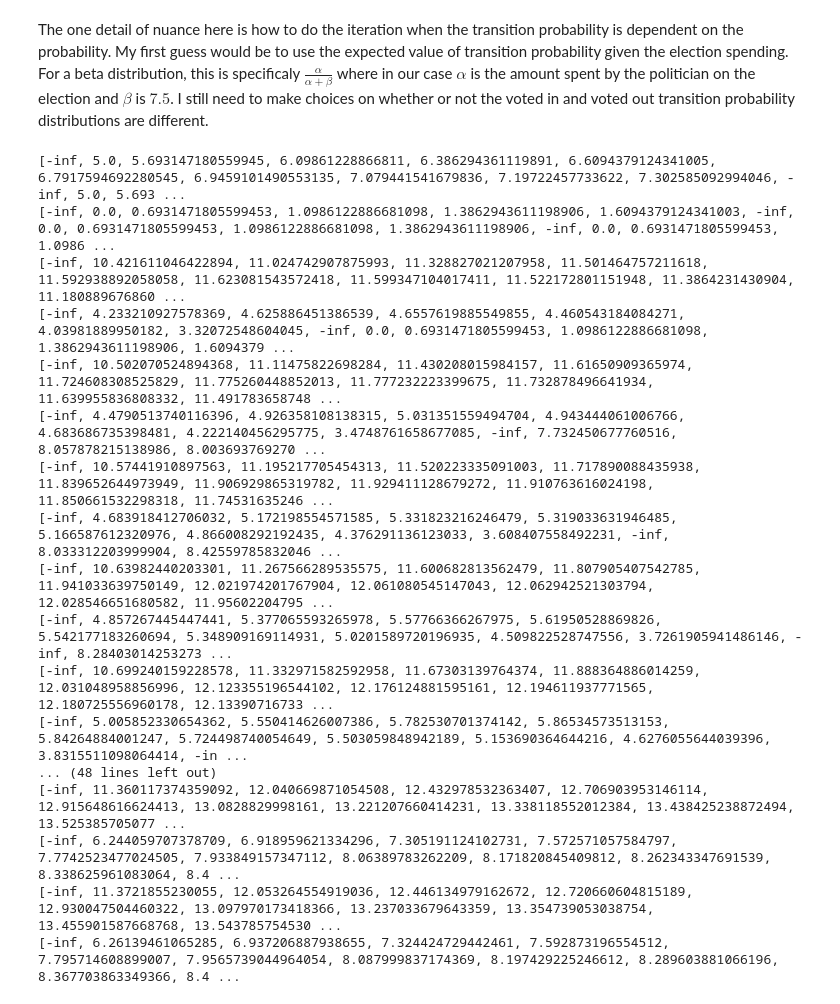
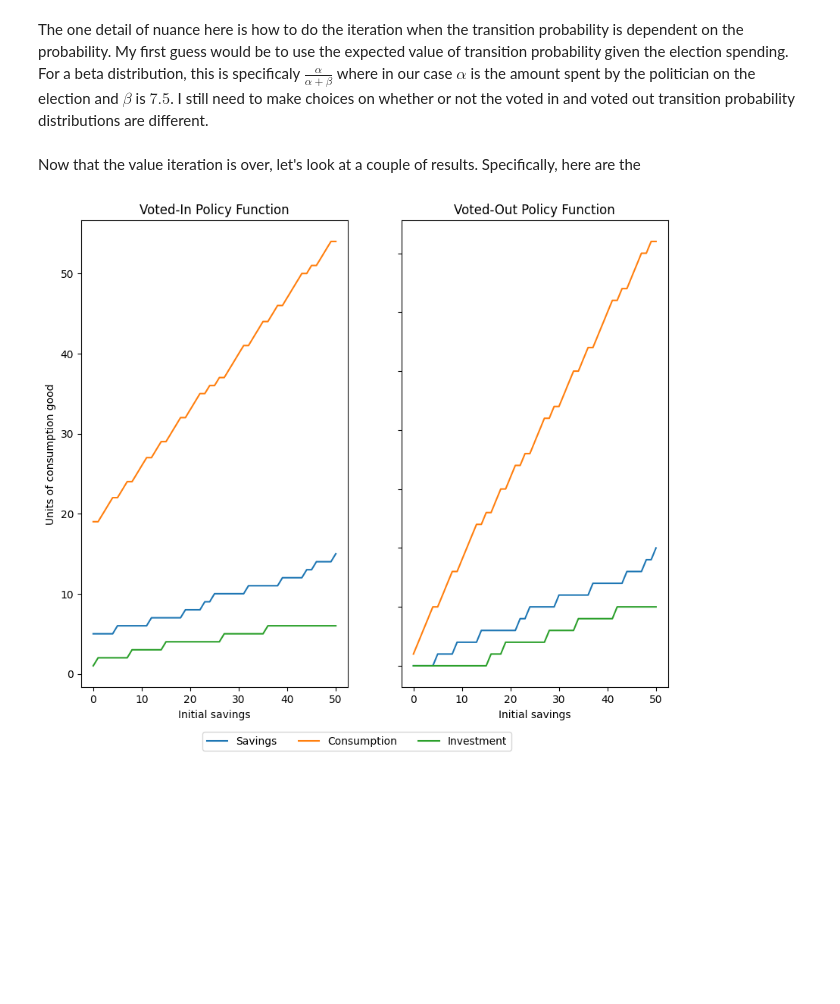
Before and after one commit to pranay-gundam/blog-posts, a Jupyter notebook: incumbent-politicians/incumbent-politicians.ipynb, the cells around one changed output. Saved outputs shown, nothing was run; the diff lists cells and outputs as text; code cells hidden in the pictures; blank space fills up the shorter version.

```diff
--- a/incumbent-politicians/incumbent-politicians.ipynb
+++ b/incumbent-politicians/incumbent-politicians.ipynb
@@ -63,21 +64,16 @@ def voted_out_value(sav, cons, elec_spend, v_iter_i, v_iter_o):
 # %% [markdown]
 The one detail of nuance here is how to do the iteration when the transition probability is dependent on the probability. My first guess would be to use the expected value of transition probability given the election spending. For a beta distribution, this is specificaly $\frac{\alpha}{\alpha + \beta}$ where in our case $\alpha$ is the amount spent by the politician on the election and $\beta$ is $7.5$. I still need to make choices on whether or not the voted in and voted out transition probability distributions are different.
 # %%
-# I have output but the boundary conditions seem to be a bit weird (specifically if you are saving around the
-# 50 value then ur future expected value is 0, which could be a pseudo boundary condition or way to discentivize
-# saving above this limit)
-
+warnings.filterwarnings('ignore')
 # Initialize VF convergence requirements
-max_iter = 50
+max_iter = 100
 
 
 # Initialize the state space (needs to be finite)
 savings           = np.arange(0, 51, 1)
-statespace_buffer = 50
 
-
-value_votedin = np.zeros((len(savings) + statespace_buffer))
-value_votedout = np.zeros((len(savings) + statespace_buffer))
+value_votedin = np.zeros((len(savings) + w_i))
+value_votedout = np.zeros((len(savings) + w_i))
 
 policy_votedin = np.zeros((len(savings)), dtype=object)
 policy_votedout = np.zeros((len(savings)), dtype=object)
@@ -92,33 +88,49 @@ for iter in range(max_iter):
         values_out = [voted_out_value(sav, cons, elec_spend, value_votedin, value_votedout) for
                                       sav, cons, elec_spend in policy_options_out]
 
-        print(values_in)
-        print(values_out)
         value_votedin[save] = np.max(values_in)
         policy_votedin[save] = policy_options_in[np.argmax(values_in)]
 
         value_votedout[save] = np.max(values_out)
         policy_votedout[save] = policy_options_out[np.argmax(values_out)]
-
-    break
-    print("Iteration: ", iter)
-    print(policy_votedin)
-    print(policy_votedout)
-# %% [output]
-[-inf, 5.0, 5.693147180559945, 6.09861228866811, 6.386294361119891, 6.6094379124341005, 6.7917594692280545, 6.9459101490553135, 7.079441541679836, 7.19722457733622, 7.302585092994046, -inf, 5.0, 5.693 ...
-[-inf, 0.0, 0.6931471805599453, 1.0986122886681098, 1.3862943611198906, 1.6094379124341003, -inf, 0.0, 0.6931471805599453, 1.0986122886681098, 1.3862943611198906, -inf, 0.0, 0.6931471805599453, 1.0986 ...
-[-inf, 10.421611046422894, 11.024742907875993, 11.328827021207958, 11.501464757211618, 11.592938892058058, 11.623081543572418, 11.599347104017411, 11.522172801151948, 11.3864231430904, 11.180889676860 ...
-[-inf, 4.233210927578369, 4.625886451386539, 4.6557619885549855, 4.460543184084271, 4.03981889950182, 3.32072548604045, -inf, 0.0, 0.6931471805599453, 1.0986122886681098, 1.3862943611198906, 1.6094379 ...
-[-inf, 10.502070524894368, 11.11475822698284, 11.430208015984157, 11.61650909365974, 11.724608308525829, 11.775260448852013, 11.777232223399675, 11.732878496641934, 11.639955836808332, 11.491783658748 ...
-[-inf, 4.4790513740116396, 4.926358108138315, 5.031351559494704, 4.943444061006766, 4.683686735398481, 4.222140456295775, 3.4748761658677085, -inf, 7.732450677760516, 8.057878215138986, 8.003693769270 ...
-[-inf, 10.57441910897563, 11.195217705454313, 11.520223335091003, 11.717890088435938, 11.839652644973949, 11.906929865319782, 11.929411128679272, 11.910763616024198, 11.850661532298318, 11.74531635246 ...
-[-inf, 4.683918412706032, 5.172198554571585, 5.331823216246479, 5.319033631946485, 5.166587612320976, 4.866008292192435, 4.376291136123033, 3.608407558492231, -inf, 8.033312203999904, 8.42559785832046 ...
-[-inf, 10.63982440203301, 11.267566289535575, 11.600682813562479, 11.807905407542785, 11.941033639750149, 12.021974201767904, 12.061080545147043, 12.062942521303794, 12.028546651680582, 11.95602204795 ...
-[-inf, 4.857267445447441, 5.377065593265978, 5.57766366267975, 5.61950528869826, 5.542177183260694, 5.348909169114931, 5.0201589720196935, 4.509822528747556, 3.7261905941486146, -inf, 8.28403014253273 ...
-[-inf, 10.699240159228578, 11.332971582592958, 11.67303139764374, 11.888364886014259, 12.031048958856996, 12.123355196544102, 12.176124881595161, 12.194611937771565, 12.180725556960178, 12.13390716733 ...
-[-inf, 5.005852330654362, 5.550414626007386, 5.782530701374142, 5.86534573513153, 5.84264884001247, 5.724498740054649, 5.503059848942189, 5.153690364644216, 4.6276055644039396, 3.8315511098064414, -in ...
-... (48 lines left out)
-[-inf, 11.360117374359092, 12.040669871054508, 12.432978532363407, 12.706903953146114, 12.915648616624413, 13.0828829998161, 13.221207660414231, 13.338118552012384, 13.438425238872494, 13.525385705077 ...
-[-inf, 6.244059707378709, 6.918959621334296, 7.305191124102731, 7.572571057584797, 7.7742523477024505, 7.933849157347112, 8.06389783262209, 8.171820845409812, 8.262343347691539, 8.338625961083064, 8.4 ...
-[-inf, 11.3721855230055, 12.053264554919036, 12.446134979162672, 12.720660604815189, 12.930047504460322, 13.097970173418366, 13.237033679643359, 13.354739053038754, 13.455901587668768, 13.543785754530 ...
-[-inf, 6.26139461065285, 6.937206887938655, 7.324424729442461, 7.592873196554512, 7.795714608899007, 7.9565739044964054, 8.087999837174369, 8.197429225246612, 8.289603881066196, 8.367703863349366, 8.4 ...
+# %% [markdown]
+Now that the value iteration is over, let's look at a couple of results. Specifically, here are the
+# %%
+xs = savings
+ys_save_VI = [policy_votedin[x][0] for x in xs]
+ys_consume_VI = [policy_votedin[x][1] for x in xs]
+ys_invest_VI = [policy_votedin[x][2] for x in xs]
+
+ys_save_VO = [policy_votedout[x][0] for x in xs]
+ys_consume_VO = [policy_votedout[x][1] for x in xs]
+ys_invest_VO = [policy_votedout[x][2] for x in xs]
+
+fig, axs = plt.subplots(1, 2, figsize=(10, 8))
+
+# Create the plot with labels
+axs[0].plot(xs, ys_save_VI, label='Savings')
+axs[0].plot(xs, ys_consume_VI, label='Consumption')
+axs[0].plot(xs, ys_invest_VI, label='Investment')
+
+axs[1].plot(xs, ys_save_VO, label='Savings')
+axs[1].plot(xs, ys_consume_VO, label='Consumption')
+axs[1].plot(xs, ys_invest_VO, label='Investment')
+
+# Add title and labels
+for ax in axs.flat:
+    ax.set(xlabel='Initial savings', ylabel='Units of consumption good')
+
+# Hide x labels and tick labels for top plots and y ticks for right plots.
+for ax in axs.flat:
+    ax.label_outer()
+
+axs[0].set_title('Voted-In Policy Function')
+axs[1].set_title('Voted-Out Policy Function')
+
+# Add the legend
+fig.legend(*axs[0].get_legend_handles_labels(), loc='lower center', ncol=3)
+
+# Show the plot
+plt.show()
+# %% [output]
+[figure, added]
```
Also changed, not shown: parts of 3 cells of this notebook.
